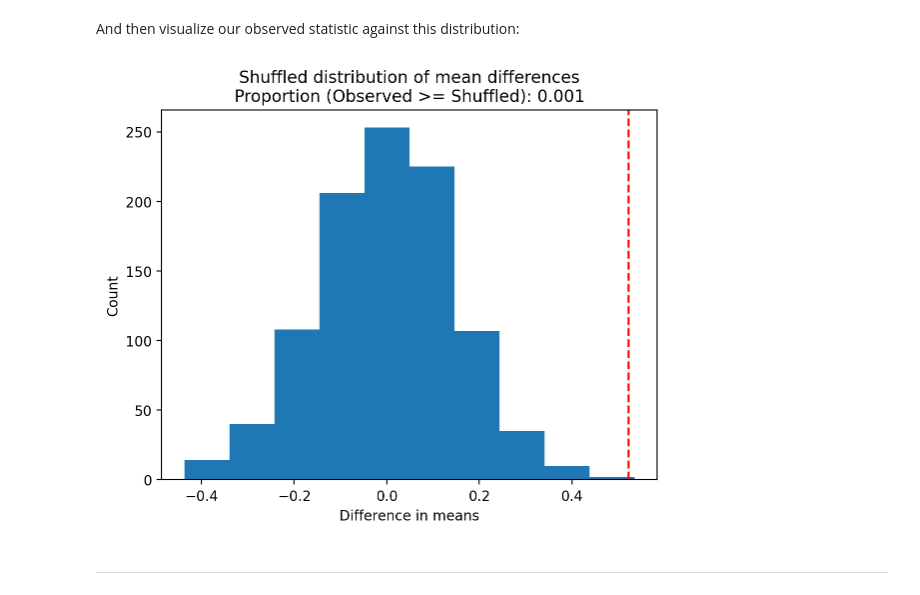
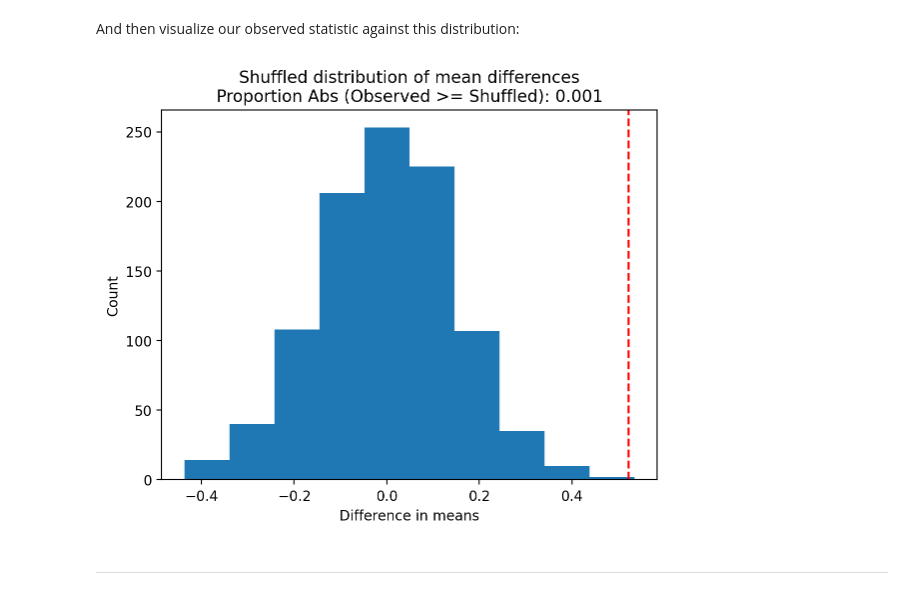
Before and after one commit to psyc201b/PSYC-201B, a Jupyter notebook: lectures/wk2/05_simulation.ipynb, the cells around one changed output. Cells and saved outputs as stored; diff of their text form; code cells hidden in the pictures.

```diff
--- a/lectures/wk2/05_simulation.ipynb
+++ b/lectures/wk2/05_simulation.ipynb
@@ -473,11 +466,11 @@ And then visualize our observed statistic against this distribution:
 # %%
 plt.hist(permuted_diffs);
 plt.axvline(observed_difference, color="red", linestyle="--");
 plt.xlabel("Difference in means");
 plt.ylabel("Count");
-plt.title(f"Shuffled distribution of mean differences\nProportion (Observed >= Shuffled): {permuted_p}");
+plt.title(f"Shuffled distribution of mean differences\nProportion Abs (Observed >= Shuffled): {permuted_p}");
 # %% [output]
-[figure, old version]
+[figure, new version]
 # %% [markdown]
 ---
 # %% [markdown]
```
Also changed, not shown: parts of 28 cells of this notebook.
